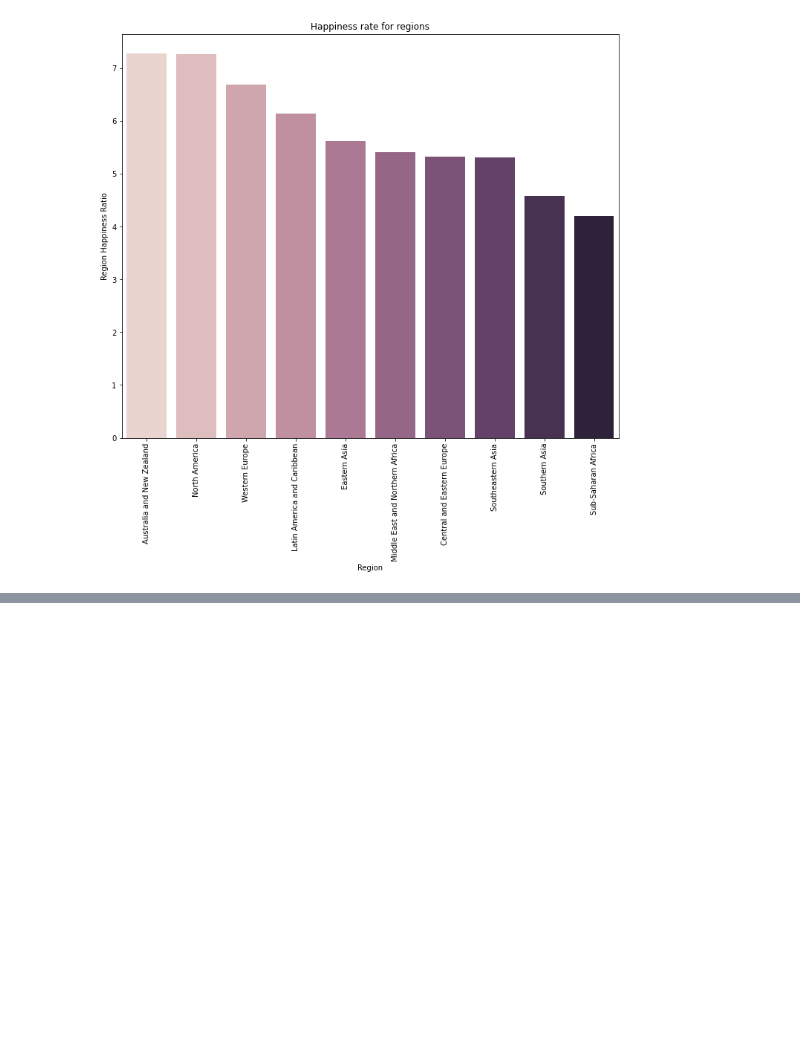
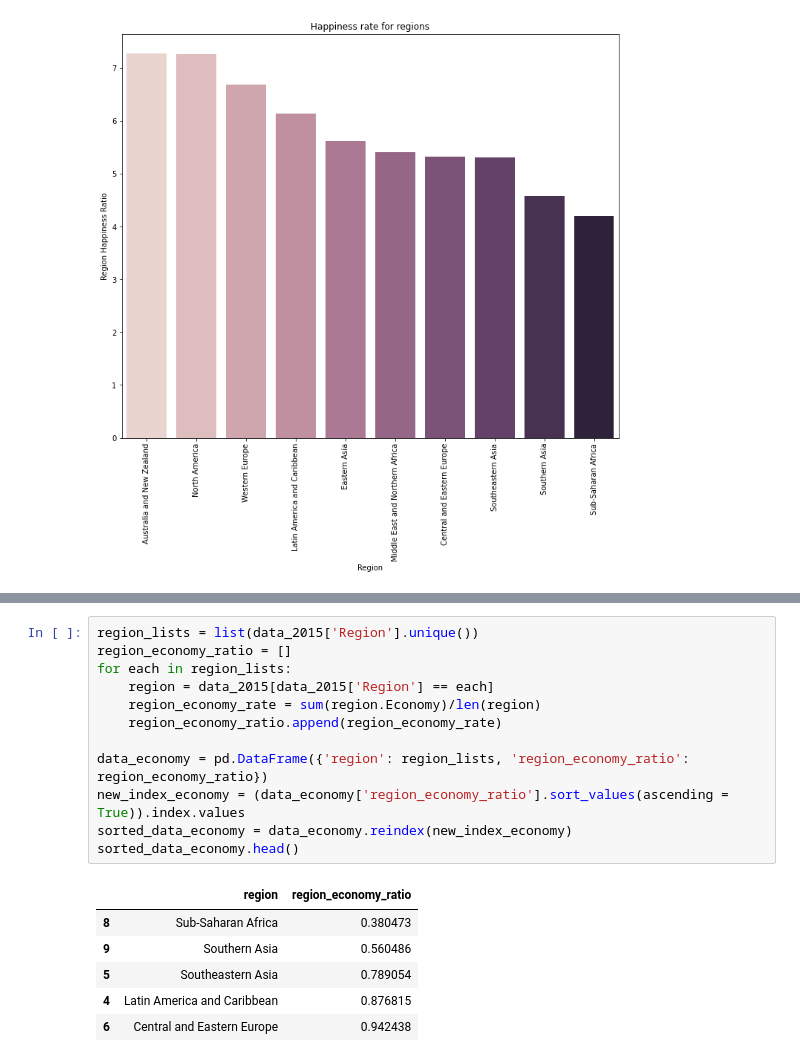
Before and after one commit to ApurbaKumarMajumder/Machine-Learning, a Jupyter notebook: Models/World_Happiness_Report_Data_Compilation.ipynb, the cells around one changed output, grey strips where cells are left out. Drawn from its saved outputs; the diff is of its cells as text; blank space fills up the shorter version.

```diff
--- a/Models/World_Happiness_Report_Data_Compilation.ipynb
+++ b/Models/World_Happiness_Report_Data_Compilation.ipynb
@@ -149,0 +166,19 @@ plt.show()
+# %%
+region_lists = list(data_2015['Region'].unique())
+region_economy_ratio = []
+for each in region_lists:
+    region = data_2015[data_2015['Region'] == each]
+    region_economy_rate = sum(region.Economy)/len(region)
+    region_economy_ratio.append(region_economy_rate)
+
+data_economy = pd.DataFrame({'region': region_lists, 'region_economy_ratio': region_economy_ratio})
+new_index_economy = (data_economy['region_economy_ratio'].sort_values(ascending = True)).index.values
+sorted_data_economy = data_economy.reindex(new_index_economy)
+sorted_data_economy.head()
+# %% [output]
+|  | region | region_economy_ratio |
+| 8 | Sub-Saharan Africa | 0.380473 |
+| 9 | Southern Asia | 0.560486 |
+| 5 | Southeastern Asia | 0.789054 |
+| 4 | Latin America and Caribbean | 0.876815 |
+| 6 | Central and Eastern Europe | 0.942438 |
```
Also changed, not shown: parts of 2 cells of this notebook.
